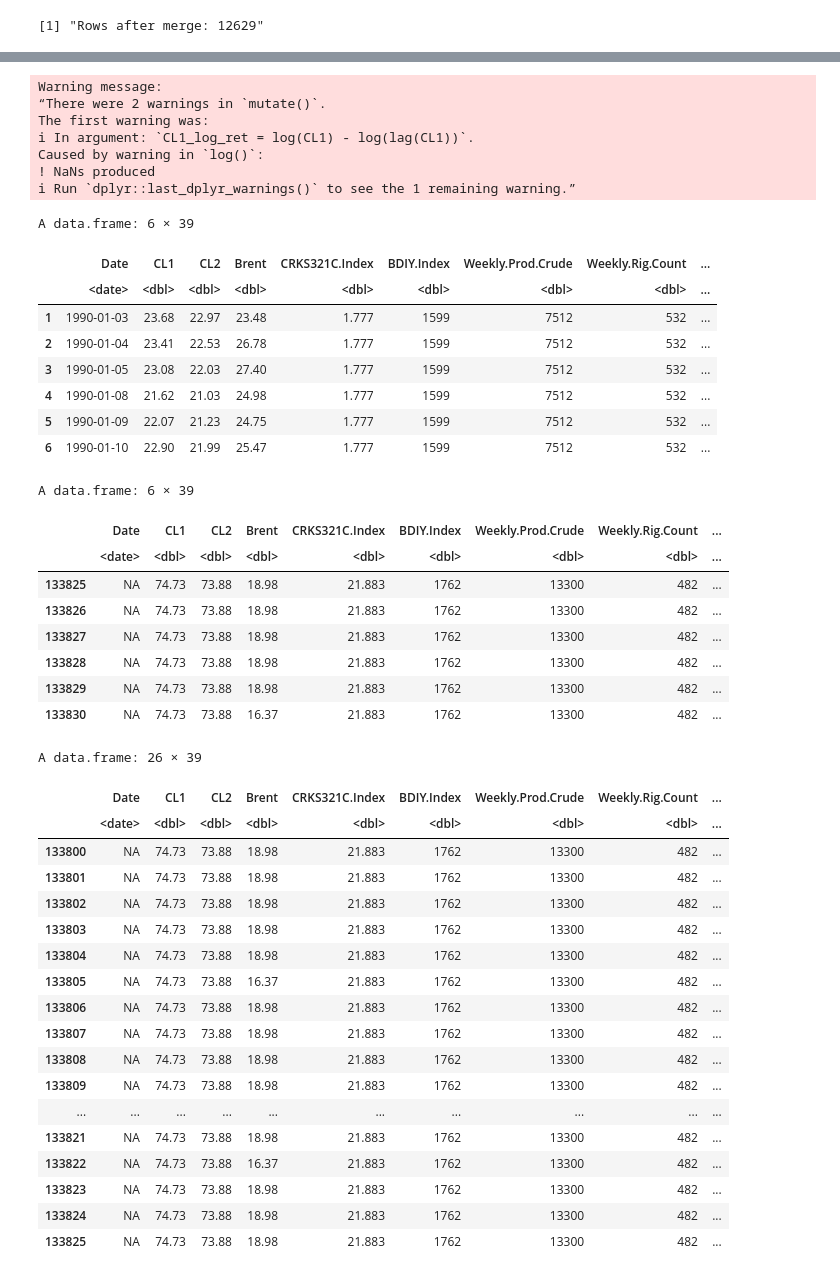
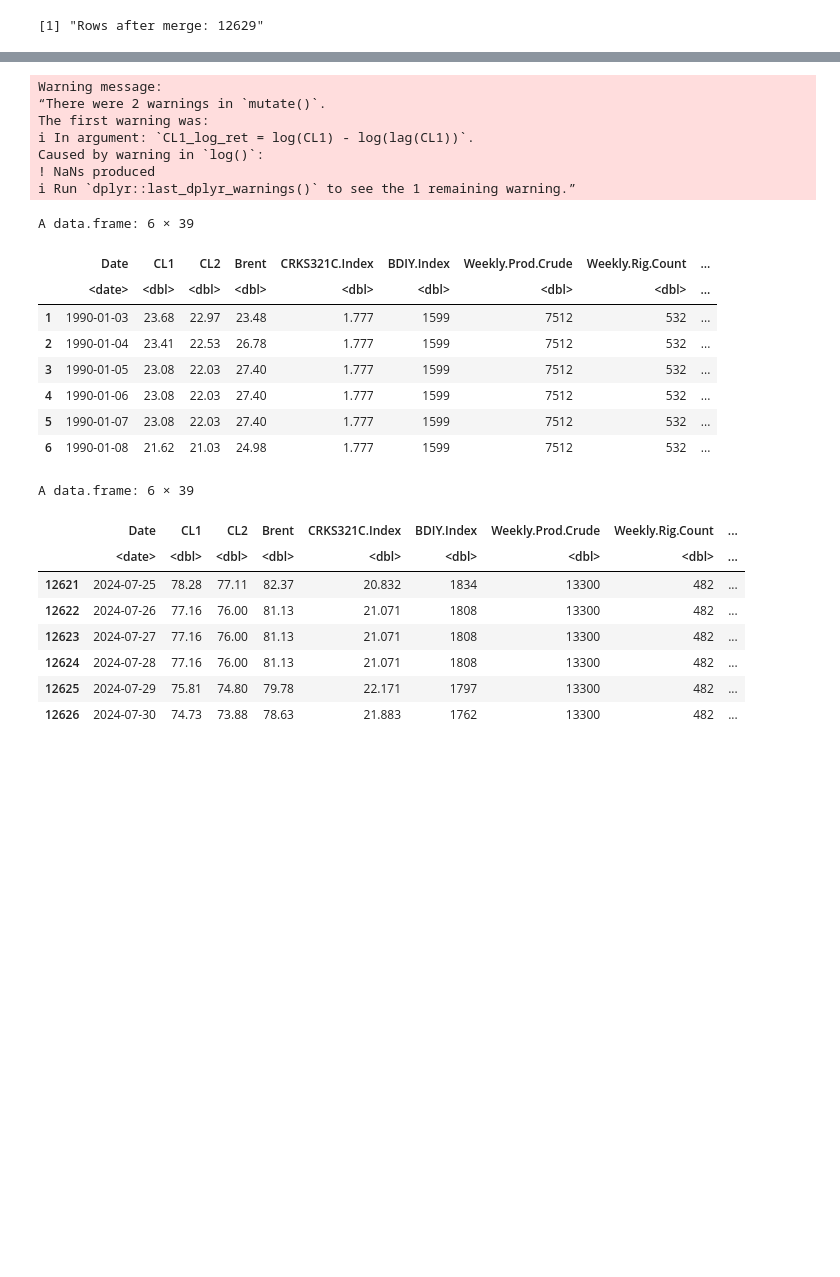
Before and after one commit to mg825/R_Assignment_1, a Jupyter notebook: Oil_Coursework/code.ipynb, the cells around one changed output, grey strips where cells are left out. Saved outputs shown, nothing was run; the diff lists cells and outputs as text; code cells hidden in the pictures; blank space fills up the shorter version.

```diff
--- a/Oil_Coursework/code.ipynb
+++ b/Oil_Coursework/code.ipynb
@@ -96,7 +78,8 @@ date_grid = data.frame(
   )
 )
 # %%
-data_compile <- date_grid %>%
+# merge the data
+data_merged = date_grid %>%
   left_join(industry_d, by = "Date") %>%
   left_join(industry_w, by = "Date") %>%
   left_join(industry_m, by = "Date") %>%
@@ -105,9 +88,9 @@ data_compile <- date_grid %>%
   arrange(Date)
 
 
-head(data_compile)
-tail(data_compile)
-print(paste("Rows after merge:", nrow(data_compile)))
+head(data_merged)
+tail(data_merged)
+print(paste("Rows after merge:", nrow(data_merged)))
 # %% [output]
 A data.frame: 6 × 37
 |  | Date | CL1 | CL2 | Brent | CRKS321C.Index | BDIY.Index | Weekly.Prod.Crude | Weekly.Rig.Count | ... |
@@ -129,13 +112,14 @@ A data.frame: 6 × 37
 | 12629 | 2024-07-30 | 74.73 | 73.88 | 78.63 | 21.883 | 1762 | NA | NA | ... |
 [1] "Rows after merge: 12629"
 # %%
-data_compile_filled <- data_compile %>%
+data_merged_filled = data_merged %>%
   arrange(Date) %>%
   mutate(across(-Date, ~ zoo::na.locf(., na.rm = FALSE))) %>%
   mutate(across(-Date, ~ zoo::na.locf(., fromLast = TRUE, na.rm = FALSE)))
 
-head(data_compile_filled)  # earliest dates
-tail(data_compile_filled)  # latest dates
+head(data_merged_filled)  # earliest dates
+tail(data_merged_filled)  # latest dates
+print(paste("Rows after filling:", nrow(data_merged_filled)))
 # %% [output]
 A data.frame: 6 × 37
 |  | Date | CL1 | CL2 | Brent | CRKS321C.Index | BDIY.Index | Weekly.Prod.Crude | Weekly.Rig.Count | ... |
@@ -158,57 +143,37 @@ A data.frame: 6 × 37
 # %%
-data_compile_final <- data_compile_filled %>%
+# fill table with log returns
+data_merged_final = data_merged_filled %>%
     mutate(
         CL1_log_ret = log(CL1) - log(lag(CL1)),
         CL2_log_ret = log(CL2) - log(lag(CL2))
     ) %>%
     filter(!is.na(CL1_log_ret))
 
-head(data_compile_final)
-tail(data_compile_final)
-
-data_compile_final[133800:133825,]
+head(data_merged_final)
+tail(data_merged_final)
 # %% [output]
 Warning message:
 “There were 2 warnings in `mutate()`.
 The first warning was:
 ℹ In argument: `CL1_log_ret = log(CL1) - log(lag(CL1))`.
 Caused by warning in `log()`:
 ! NaNs produced
 ℹ Run `dplyr::last_dplyr_warnings()` to see the 1 remaining warning.”
 A data.frame: 6 × 39
 |  | Date | CL1 | CL2 | Brent | CRKS321C.Index | BDIY.Index | Weekly.Prod.Crude | Weekly.Rig.Count | ... |
 |  | <date> | <dbl> | <dbl> | <dbl> | <dbl> | <dbl> | <dbl> | <dbl> | ... |
 | 1 | 1990-01-03 | 23.68 | 22.97 | 23.48 | 1.777 | 1599 | 7512 | 532 | ... |
 | 2 | 1990-01-04 | 23.41 | 22.53 | 26.78 | 1.777 | 1599 | 7512 | 532 | ... |
 | 3 | 1990-01-05 | 23.08 | 22.03 | 27.40 | 1.777 | 1599 | 7512 | 532 | ... |
-| 4 | 1990-01-08 | 21.62 | 21.03 | 24.98 | 1.777 | 1599 | 7512 | 532 | ... |
-| 5 | 1990-01-09 | 22.07 | 21.23 | 24.75 | 1.777 | 1599 | 7512 | 532 | ... |
-| 6 | 1990-01-10 | 22.90 | 21.99 | 25.47 | 1.777 | 1599 | 7512 | 532 | ... |
+| 4 | 1990-01-06 | 23.08 | 22.03 | 27.40 | 1.777 | 1599 | 7512 | 532 | ... |
+| 5 | 1990-01-07 | 23.08 | 22.03 | 27.40 | 1.777 | 1599 | 7512 | 532 | ... |
+| 6 | 1990-01-08 | 21.62 | 21.03 | 24.98 | 1.777 | 1599 | 7512 | 532 | ... |
 A data.frame: 6 × 39
 |  | Date | CL1 | CL2 | Brent | CRKS321C.Index | BDIY.Index | Weekly.Prod.Crude | Weekly.Rig.Count | ... |
 |  | <date> | <dbl> | <dbl> | <dbl> | <dbl> | <dbl> | <dbl> | <dbl> | ... |
-| 133825 | NA | 74.73 | 73.88 | 18.98 | 21.883 | 1762 | 13300 | 482 | ... |
-| 133826 | NA | 74.73 | 73.88 | 18.98 | 21.883 | 1762 | 13300 | 482 | ... |
-| 133827 | NA | 74.73 | 73.88 | 18.98 | 21.883 | 1762 | 13300 | 482 | ... |
-| 133828 | NA | 74.73 | 73.88 | 18.98 | 21.883 | 1762 | 13300 | 482 | ... |
-| 133829 | NA | 74.73 | 73.88 | 18.98 | 21.883 | 1762 | 13300 | 482 | ... |
-| 133830 | NA | 74.73 | 73.88 | 16.37 | 21.883 | 1762 | 13300 | 482 | ... |
+| 12621 | 2024-07-25 | 78.28 | 77.11 | 82.37 | 20.832 | 1834 | 13300 | 482 | ... |
+| 12622 | 2024-07-26 | 77.16 | 76.00 | 81.13 | 21.071 | 1808 | 13300 | 482 | ... |
+| 12623 | 2024-07-27 | 77.16 | 76.00 | 81.13 | 21.071 | 1808 | 13300 | 482 | ... |
+| 12624 | 2024-07-28 | 77.16 | 76.00 | 81.13 | 21.071 | 1808 | 13300 | 482 | ... |
+| 12625 | 2024-07-29 | 75.81 | 74.80 | 79.78 | 22.171 | 1797 | 13300 | 482 | ... |
+| 12626 | 2024-07-30 | 74.73 | 73.88 | 78.63 | 21.883 | 1762 | 13300 | 482 | ... |
-A data.frame: 26 × 39
-|  | Date | CL1 | CL2 | Brent | CRKS321C.Index | BDIY.Index | Weekly.Prod.Crude | Weekly.Rig.Count | ... |
-|  | <date> | <dbl> | <dbl> | <dbl> | <dbl> | <dbl> | <dbl> | <dbl> | ... |
-| 133800 | NA | 74.73 | 73.88 | 18.98 | 21.883 | 1762 | 13300 | 482 | ... |
-| 133801 | NA | 74.73 | 73.88 | 18.98 | 21.883 | 1762 | 13300 | 482 | ... |
-| 133802 | NA | 74.73 | 73.88 | 18.98 | 21.883 | 1762 | 13300 | 482 | ... |
-| 133803 | NA | 74.73 | 73.88 | 18.98 | 21.883 | 1762 | 13300 | 482 | ... |
-| 133804 | NA | 74.73 | 73.88 | 18.98 | 21.883 | 1762 | 13300 | 482 | ... |
-| 133805 | NA | 74.73 | 73.88 | 16.37 | 21.883 | 1762 | 13300 | 482 | ... |
-| 133806 | NA | 74.73 | 73.88 | 18.98 | 21.883 | 1762 | 13300 | 482 | ... |
-| 133807 | NA | 74.73 | 73.88 | 18.98 | 21.883 | 1762 | 13300 | 482 | ... |
-| 133808 | NA | 74.73 | 73.88 | 18.98 | 21.883 | 1762 | 13300 | 482 | ... |
-| 133809 | NA | 74.73 | 73.88 | 18.98 | 21.883 | 1762 | 13300 | 482 | ... |
-| ... | ... | ... | ... | ... | ... | ... | ... | ... | ... |
-| 133821 | NA | 74.73 | 73.88 | 18.98 | 21.883 | 1762 | 13300 | 482 | ... |
-| 133822 | NA | 74.73 | 73.88 | 16.37 | 21.883 | 1762 | 13300 | 482 | ... |
-| 133823 | NA | 74.73 | 73.88 | 18.98 | 21.883 | 1762 | 13300 | 482 | ... |
-| 133824 | NA | 74.73 | 73.88 | 18.98 | 21.883 | 1762 | 13300 | 482 | ... |
-| 133825 | NA | 74.73 | 73.88 | 18.98 | 21.883 | 1762 | 13300 | 482 | ... |
```
Also changed, not shown: parts of 7 cells of this notebook.
